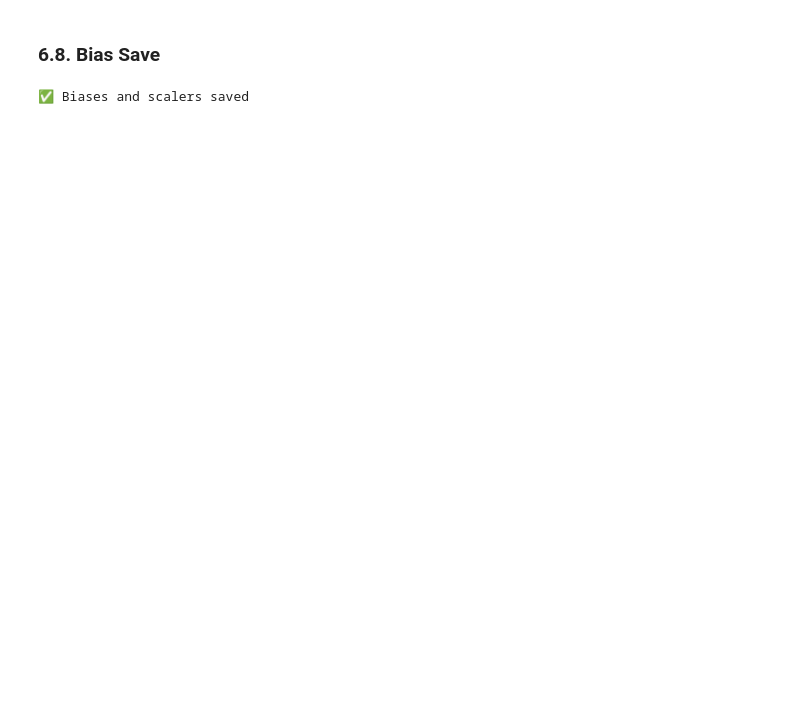
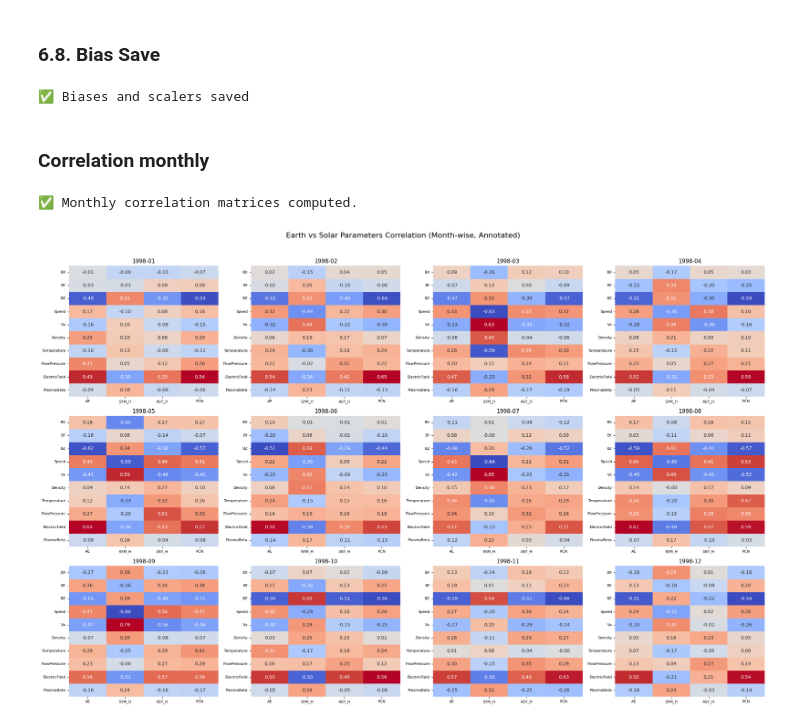
Before and after one commit to shivangichaudhary/Space-Weather-Event-Analysis, a Jupyter notebook: Notebooks/omni2.ipynb, the cells around one changed output. Cells and saved outputs as stored; diff of their text form; code cells hidden in the pictures; blank space fills up the shorter version.

```diff
--- a/Notebooks/omni2.ipynb
+++ b/Notebooks/omni2.ipynb
@@ -656,3 +680,64 @@ np.savez("../Models/lstm_model_biases.npz", **{k: np.array(v) for k, v in bias_d
 print("✅ Biases and scalers saved")
 # %% [output]
 ✅ Biases and scalers saved
+# %% [markdown]
+### Correlation monthly
+# %%
+import pandas as pd
+import seaborn as sns
+import matplotlib.pyplot as plt
+import matplotlib.dates as mdates
+
+# Group by Year-Month
+df_model['YearMonth'] = df_model.index.to_period('M')  # or use: df_model.index.to_series().dt.to_period('M')
+
+# Store per-month correlations
+month_corrs = {}
+
+# Loop through each month
+for period, group in df_model.groupby('YearMonth'):
+    numeric_group = group.drop(columns=["YearMonth"])
+    corr = numeric_group.corr().loc[solar_wind_features, earth_targets]
+    month_corrs[str(period)] = corr
+
+
+print("✅ Monthly correlation matrices computed.")
+# %% [output]
+✅ Monthly correlation matrices computed.
+# %%
+import math
+import matplotlib.pyplot as plt
+import seaborn as sns
+
+# Select months to plot (e.g., full year 1998)
+selected_months = [k for k in month_corrs if k.startswith("1998")]
+
+# Grid shape
+cols = 4
+rows = math.ceil(len(selected_months) / cols)
+
+fig, axes = plt.subplots(rows, cols, figsize=(22, 14))
+
+for i, month in enumerate(selected_months):
+    ax = axes[i // cols, i % cols]
+    sns.heatmap(
+        month_corrs[month],
+        annot=True,          # Show values
+        fmt=".2f",           # Two decimal places
+        cmap="coolwarm",
+        center=0,
+        ax=ax,
+        cbar=False
+    )
+    ax.set_title(f"{month}", fontsize=12)
+    ax.tick_params(labelsize=8)
+
+# Hide unused subplots
+for j in range(i + 1, rows * cols):
+    fig.delaxes(axes[j // cols, j % cols])
+
+plt.suptitle("Earth vs Solar Parameters Correlation (Month-wise, Annotated)", fontsize=16, y=1.02)
+plt.tight_layout()
+plt.show()
+# %% [output]
+[figure, added]
```
Also changed, not shown: parts of 12 cells of this notebook, 4 other files.
